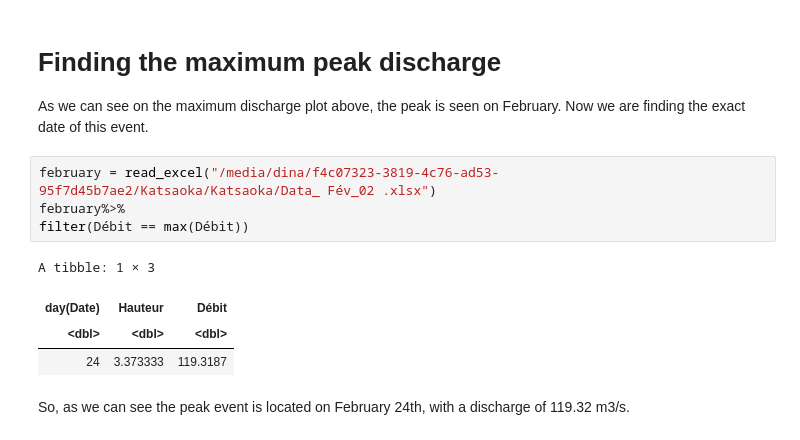
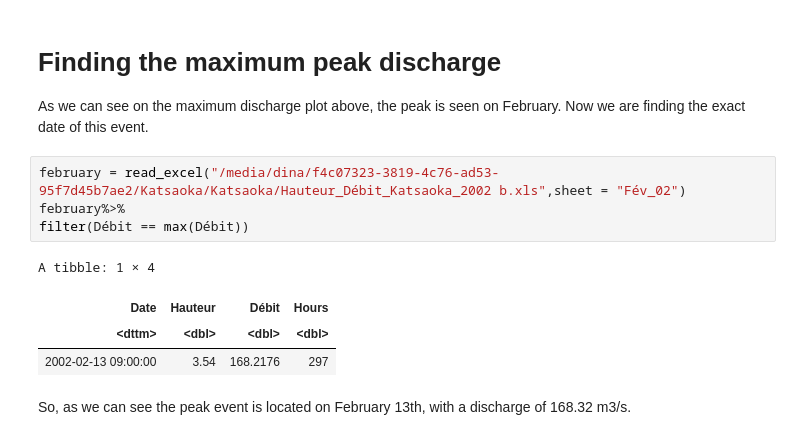
Before and after one commit to dinasdata/Data_analysis_repository, a Jupyter notebook: analysis.ipynb, the cells around one changed output. Drawn from its saved outputs; the diff is of its cells as text.

```diff
--- a/analysis.ipynb
+++ b/analysis.ipynb
@@ -91,13 +91,13 @@ print(lines)
 # Finding the maximum peak discharge
 As we can see on the maximum discharge plot above, the peak is seen on February. Now we are finding the exact date of this event.
 # %%
-february = read_excel("/media/dina/f4c07323-3819-4c76-ad53-95f7d45b7ae2/Katsaoka/Katsaoka/Data_ Fév_02 .xlsx")
+february = read_excel("/media/dina/f4c07323-3819-4c76-ad53-95f7d45b7ae2/Katsaoka/Katsaoka/Hauteur_Débit_Katsaoka_2002 b.xls",sheet = "Fév_02")
 february%>%
 filter(Débit == max(Débit))
 # %% [output]
-A tibble: 1 × 3
+A tibble: 1 × 4
-| day(Date) | Hauteur | Débit |
-| <dbl> | <dbl> | <dbl> |
-| 24 | 3.373333 | 119.3187 |
+| Date | Hauteur | Débit | Hours |
+| <dttm> | <dbl> | <dbl> | <dbl> |
+| 2002-02-13 09:00:00 | 3.54 | 168.2176 | 297 |
 # %% [markdown]
-So, as we can see the peak event is located on February 24th, with a discharge of 119.32 m3/s.
+So, as we can see the peak event is located on February 13th, with a discharge of 168.32 m3/s.
```
Also changed, not shown: parts of 8 cells of this notebook.
